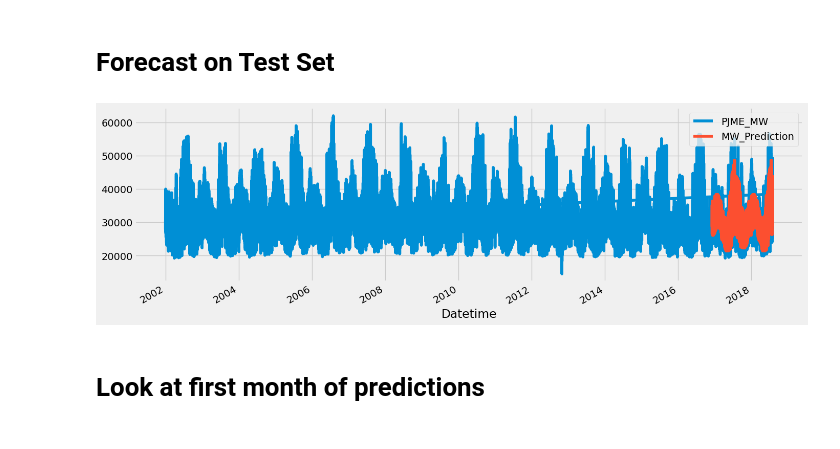
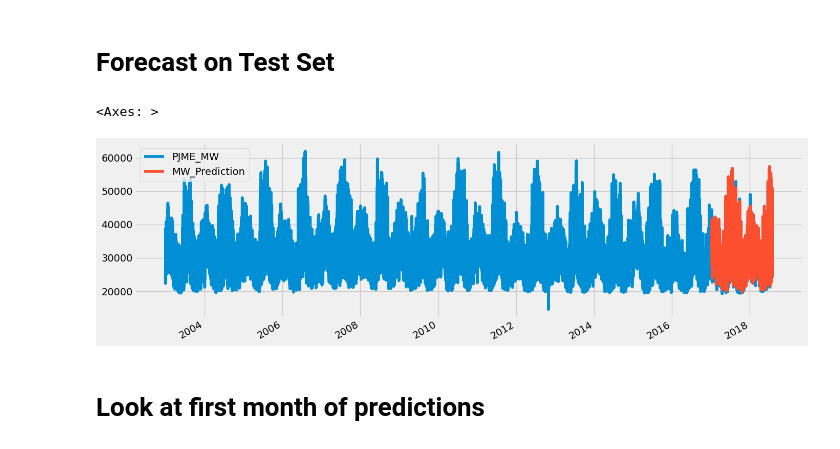
Before and after one commit to tealeave/hourly_energy_consumption, a Jupyter notebook: notebooks/time-series-forecasting-with-xgboost-2.ipynb, the cells around one changed output. Cells and saved outputs as stored; diff of their text form; code cells hidden in the pictures.

Commit message:
adding weather and daysoff info

```diff
--- a/notebooks/time-series-forecasting-with-xgboost-2.ipynb
+++ b/notebooks/time-series-forecasting-with-xgboost-2.ipynb
@@ -94,0 +121,14 @@ Monotonic? True
+# %%
+average_data = (
+    weather_all
+    .groupby(level='time')
+    .mean()
+    [['temp', 'dwpt', 'rhum', 'prcp', 'wspd']]
+    .sort_index()                            # ← sort first
+    .loc['2003-01-01':'2018-08-02']          # now slicing works
+)
+# Check missing values
+print(average_data.isnull().sum())
+print(average_data.shape)
+
+average_data.tail()
@@ -94,0 +150,13 @@ Monotonic? True
+# %%
+# combine the dfs
+pjme_weather = (
+    pjme
+    .join(average_data, how='left')
+    .dropna()
+)
+# check for missing values
+print(pjme_weather.isnull().sum())
+print(pjme_weather.shape)
+pjme_weather.tail()
+
+# --- drop the original target variable ---
@@ -95,7 +187,7 @@ Monotonic? True
 # %%
 # 1) Split off the final 20% as the true test set
 train_val_df, test_df = train_test_split(
-    pjme,
+    pjme_weather,
     test_size=0.1,
     shuffle=False              # preserve chronological order
 )
@@ -108,7 +200,7 @@ train_df, val_df = train_test_split(
 )
 
 # 3) Check proportions
-total = len(pjme)
+total = len(pjme_weather)
 print(f"Train: {len(train_df)} rows  ({len(train_df)/total:.0%})")
 print(f"Val  : {len(val_df)} rows  ({len(val_df)/total:.0%})")
 print(f"Test : {len(test_df)} rows  ({len(test_df)/total:.0%})")
@@ -162,7 +254,6 @@ def create_Xy(df: pd.DataFrame, label: str) -> tuple[pd.DataFrame, pd.Series]:
 
     df_copy = df.copy()
     y       = df_copy.pop(label)
-    df_copy.pop('date')  # remove the date column if it exists
     X       = df_copy
     return X, y
 # %%
@@ -304,10 +308,11 @@ shap.summary_plot(shap_values, X_val, feature_names=X_val.columns, plot_type="ba
 # Forecast on Test Set
 # %%
 test_df['MW_Prediction'] = reg.predict(X_test)
-all_df = pd.concat([test_df, train_val_df], sort=False)
-_ = all_df[['PJME_MW', 'MW_Prediction']].plot(figsize=(15,5))
+all_df = pd.concat([train_val_df, test_df])
+all_df[['PJME_MW','MW_Prediction']].sort_index().plot(figsize=(15,5))
 # %% [output]
+<Axes: >
-[figure, old version]
+[figure, new version]
 # %% [markdown]
 # Look at first month of predictions
 # %%
```
Also changed, not shown: parts of 31 cells of this notebook, 3 other files.
